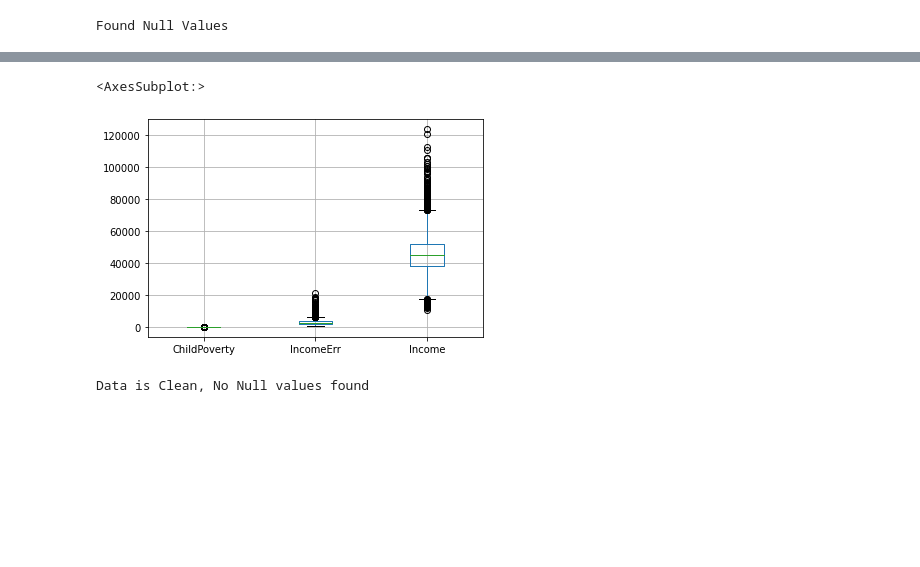
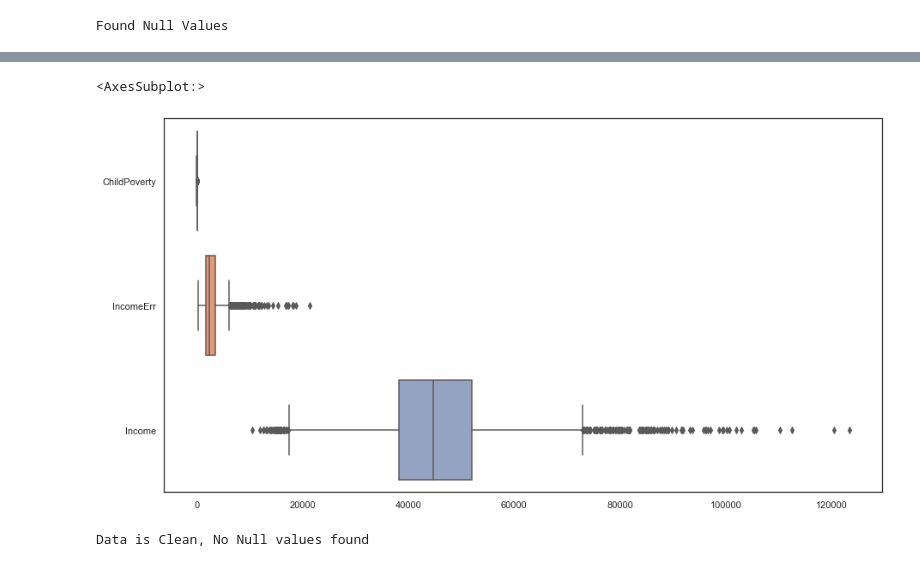
Before and after one commit to jf20541/EDA-FeatureEngineering-FeatureSelection, a Jupyter notebook: notebooks/population_seg.ipynb, the cells around one changed output, grey strips where cells are left out. Drawn from its saved outputs; the diff is of its cells as text; code cells hidden in the pictures; blank space fills up the shorter version.

```diff
--- a/notebooks/population_seg.ipynb
+++ b/notebooks/population_seg.ipynb
@@ -112,10 +126,13 @@ print(nan_values)
 # %%
 # Null values can be dropped or replaced by Median, Mean, or K Nearest Neighbor
 # Before filling Null values, analyz the data distribution for [ChildPoverty, IncomeErr, Income]
-df.boxplot(column=['ChildPoverty', 'IncomeErr', 'Income'])
+
+null_col = ['ChildPoverty', 'IncomeErr', 'Income']
+plt.subplots(figsize=(15,8))
+sns.boxplot(data=df[null_col], orient="h", palette="Set2")
 # %% [output]
 <AxesSubplot:>
-[figure, old version]
+[figure, new version]
 # %%
 # given the boxplot, there's alot of extreme values in IncomeErr and Income
 # fill in null values with median, not mean (mean is sensitive to extreme values)
```
Also changed, not shown: parts of 3 cells of this notebook, 3 other files.
